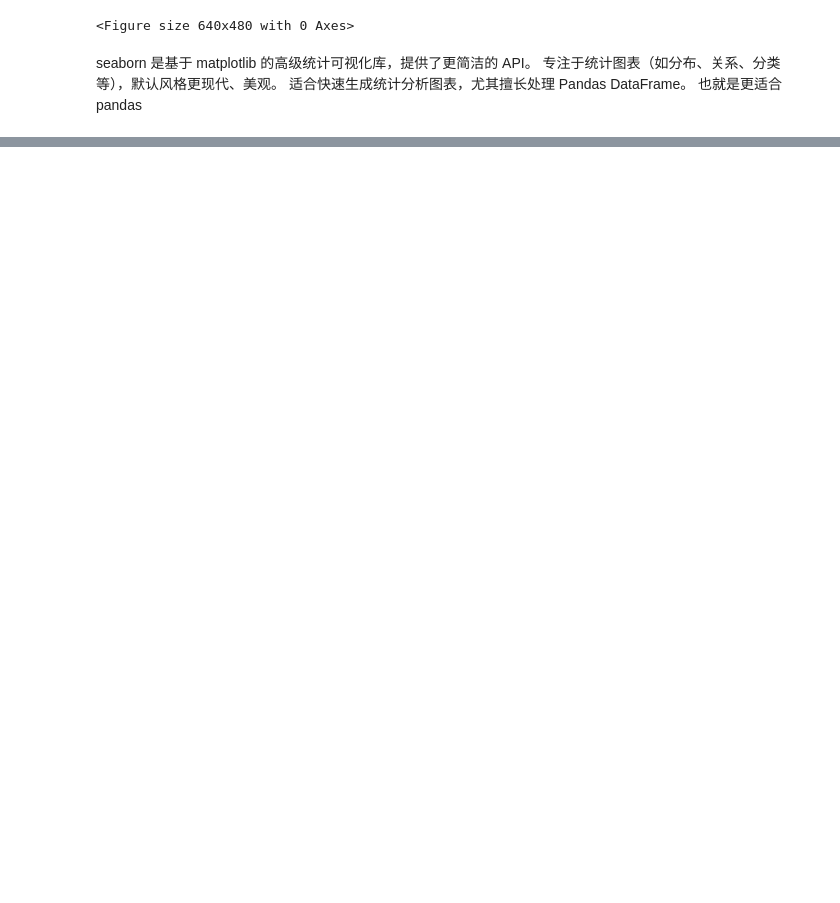
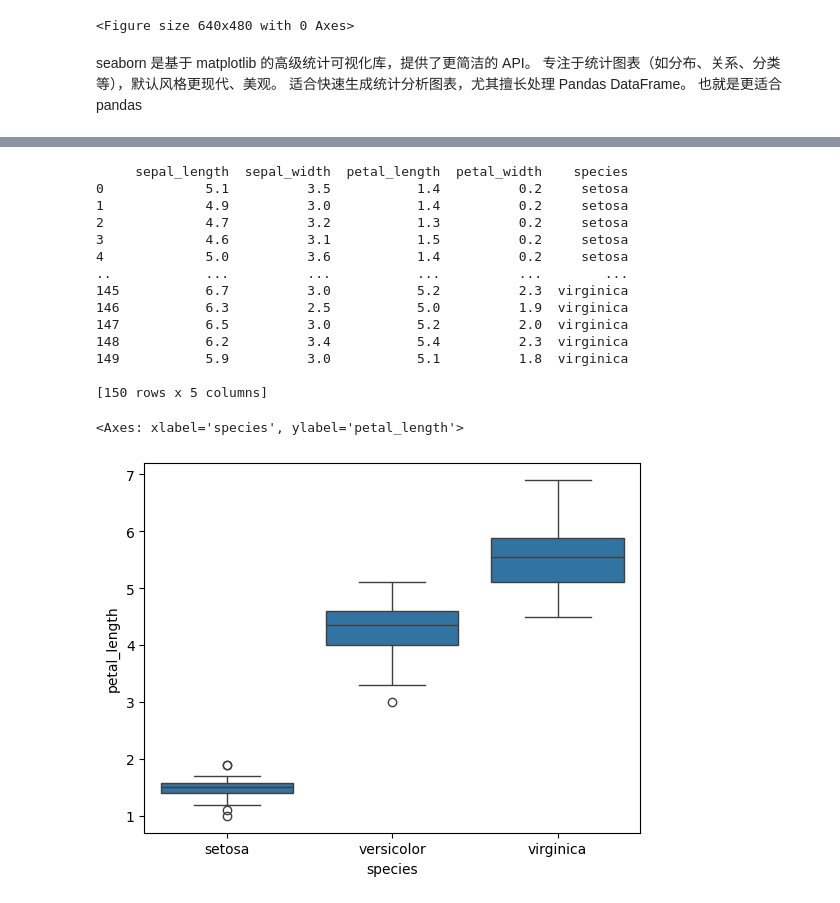
Before and after one commit to ralph-bot/genai-tutorial, a Jupyter notebook: Lab1_PythonTutorial/visualization_basic.ipynb, the cells around one changed output, grey strips where cells are left out. Cells and saved outputs as stored; diff of their text form; code cells hidden in the pictures; blank space fills up the shorter version.

```diff
--- a/Lab1_PythonTutorial/visualization_basic.ipynb
+++ b/Lab1_PythonTutorial/visualization_basic.ipynb
@@ -96,0 +119,22 @@ NameError: name 'data' is not defined
+# %%
+#箱线图：不同物种鸢尾花的花瓣长度
+iris = sns.load_dataset('iris')
+print(iris)
+sns.boxplot(x='species', y='petal_length', data=iris)
+# %% [output]
+     sepal_length  sepal_width  petal_length  petal_width    species
+0             5.1          3.5           1.4          0.2     setosa
+1             4.9          3.0           1.4          0.2     setosa
+2             4.7          3.2           1.3          0.2     setosa
+3             4.6          3.1           1.5          0.2     setosa
+4             5.0          3.6           1.4          0.2     setosa
+..            ...          ...           ...          ...        ...
+145           6.7          3.0           5.2          2.3  virginica
+146           6.3          2.5           5.0          1.9  virginica
+147           6.5          3.0           5.2          2.0  virginica
+148           6.2          3.4           5.4          2.3  virginica
+149           5.9          3.0           5.1          1.8  virginica
+
+[150 rows x 5 columns]
+<Axes: xlabel='species', ylabel='petal_length'>
+[figure, added]
```
Also changed, not shown: parts of 11 cells of this notebook, 1 other file.
